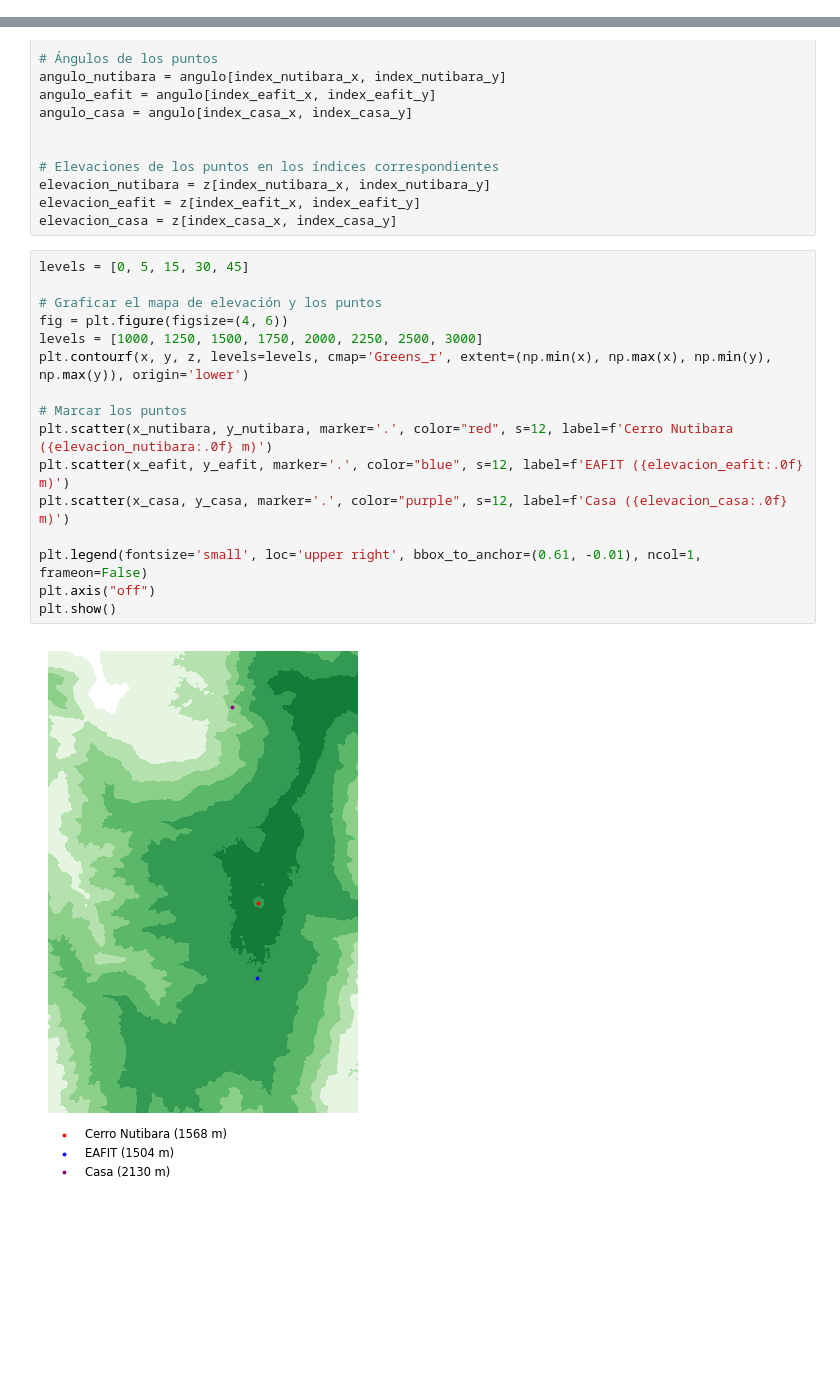
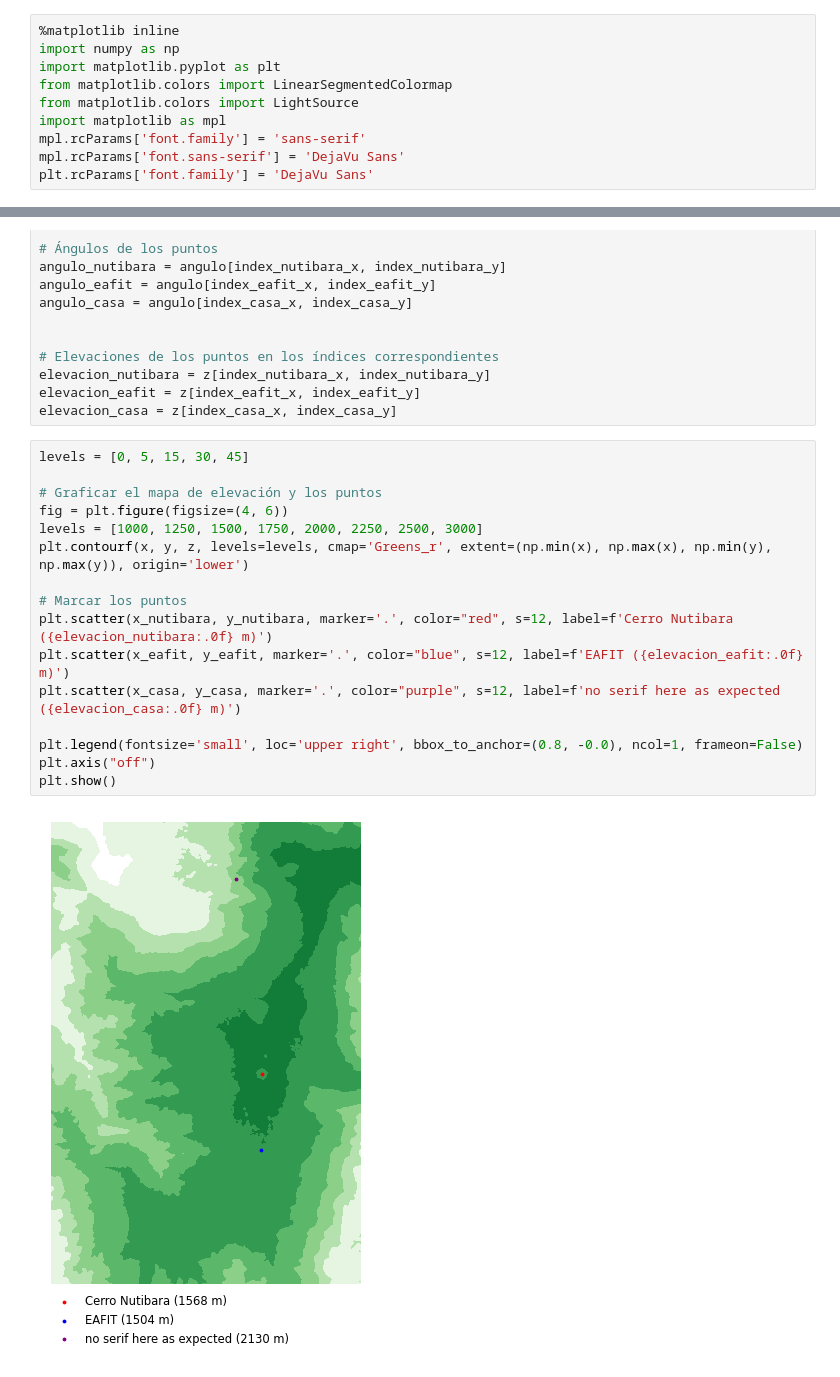
Before and after one commit to oscar-rincon/trusses_analysis, a Jupyter notebook: main/mapa_elevacion/valle_aburra_shading.ipynb, the cells around one changed output, grey strips where cells are left out. Cells and saved outputs as stored; diff of their text form; blank space fills up the shorter version.

```diff
--- a/main/mapa_elevacion/valle_aburra_shading.ipynb
+++ b/main/mapa_elevacion/valle_aburra_shading.ipynb
@@ -1 +1,11 @@
+# %%
+%matplotlib inline
+import numpy as np
+import matplotlib.pyplot as plt
+from matplotlib.colors import LinearSegmentedColormap
+from matplotlib.colors import LightSource
+import matplotlib as mpl
+mpl.rcParams['font.family'] = 'sans-serif'
+mpl.rcParams['font.sans-serif'] = 'DejaVu Sans'
+plt.rcParams['font.family'] = 'DejaVu Sans'
 # %%
@@ -123,21 +129,21 @@ elevacion_casa = z[index_casa_x, index_casa_y]
 # %%
 levels = [0, 5, 15, 30, 45]
 
 # Graficar el mapa de elevación y los puntos
 fig = plt.figure(figsize=(4, 6))
 levels = [1000, 1250, 1500, 1750, 2000, 2250, 2500, 3000]
 plt.contourf(x, y, z, levels=levels, cmap='Greens_r', extent=(np.min(x), np.max(x), np.min(y), np.max(y)), origin='lower')
 
 # Marcar los puntos
 plt.scatter(x_nutibara, y_nutibara, marker='.', color="red", s=12, label=f'Cerro Nutibara ({elevacion_nutibara:.0f} m)')
 plt.scatter(x_eafit, y_eafit, marker='.', color="blue", s=12, label=f'EAFIT ({elevacion_eafit:.0f} m)')
-plt.scatter(x_casa, y_casa, marker='.', color="purple", s=12, label=f'Casa ({elevacion_casa:.0f} m)')
+plt.scatter(x_casa, y_casa, marker='.', color="purple", s=12, label=f'no serif here as expected ({elevacion_casa:.0f} m)')
 
-plt.legend(fontsize='small', loc='upper right', bbox_to_anchor=(0.61, -0.01), ncol=1, frameon=False)
+plt.legend(fontsize='small', loc='upper right', bbox_to_anchor=(0.8, -0.0), ncol=1, frameon=False)
 plt.axis("off")
 plt.show()
 # %% [output]
-[figure, old version]
+[figure, new version]
 # %%
 levels = [0, 5, 15, 30, 45]
 fig = plt.figure(figsize=(4, 6))
```
Also changed, not shown: parts of 2 cells of this notebook.
